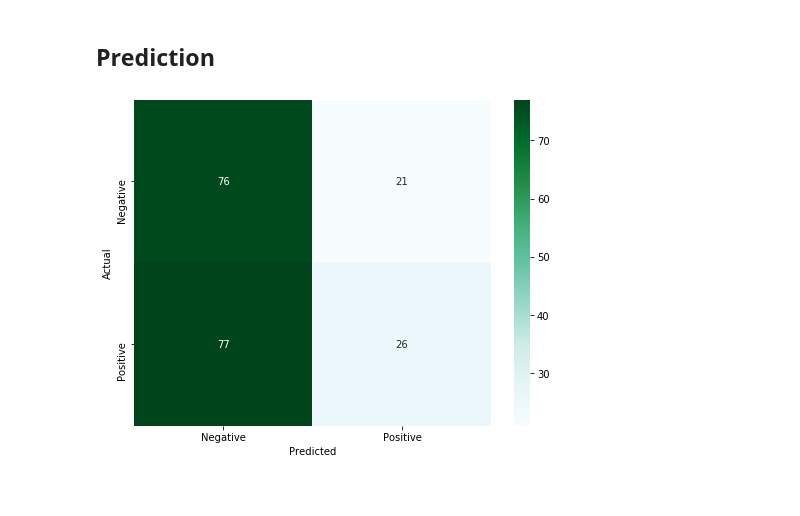
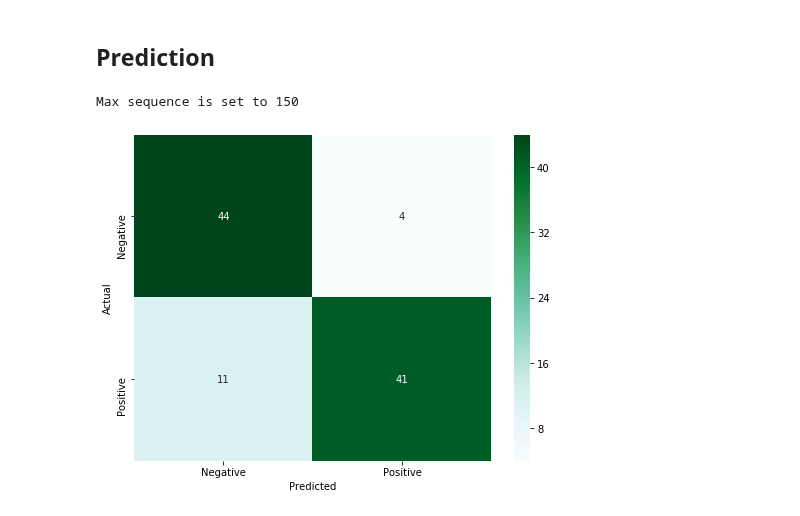
Before and after one commit to griddynamics/ml-dsl, a Jupyter notebook: notebooks/TestUseCase.ipynb, the cells around one changed output. Cells and saved outputs as stored; diff of their text form; code cells hidden in the pictures.

Commit message:
gcp demo

```diff
--- a/notebooks/TestUseCase.ipynb
+++ b/notebooks/TestUseCase.ipynb
@@ -465 +390,17 @@ test = test_x.tolist()
+# %%
+import warnings
+with warnings.catch_warnings():
+    warnings.simplefilter("ignore")
+    from utils import *
+
+word_to_index, word_to_vec_map = read_glove_vectors("gs://ai4ops/mldsl/data/demo_job_1590767199/words")
+df_x, df_y, l = prepare_dataset('gs://ai4ops/mldsl/data/demo_job_1590767199/train', 150, word_to_index)
+# %% [output]
+Max sequence is set to 150
+# %%
+ints = np.random.choice(len(df_y), 100)
+
+test_x = df_x[ints]
+test_y = df_y[ints]
+test = test_x.tolist()
 # %%
@@ -469,10 +410,12 @@ dense=[[0.25488606095314026], [0.30838608741760254], [0.4072822630405426], [0.37
+# %%
+dense=np.array(activation).argmax(axis=1)
 # %%
-conf_mat = confusion_matrix(test_y, [round(i[0]) for i in dense])
+conf_mat = confusion_matrix(test_y, dense)
 fig, ax = plt.subplots(figsize=(8,6))
 classes=['Negative', 'Positive']
 sns.heatmap(conf_mat, annot=True, fmt='d',xticklabels=classes, yticklabels=classes, cmap=plt.cm.BuGn)
 plt.ylabel('Actual')
 plt.xlabel('Predicted')
 plt.show()
 # %% [output]
-[figure, old version]
+[figure, new version]
```
Also changed, not shown: parts of 29 cells of this notebook, 1 other file.
